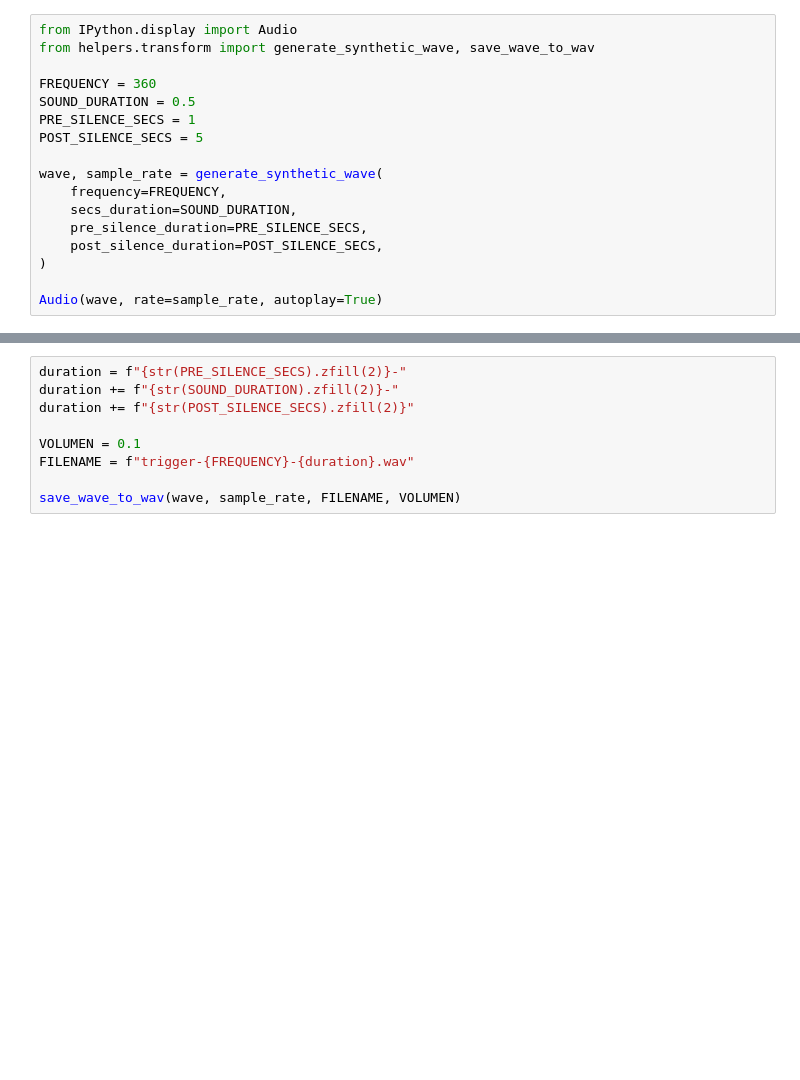
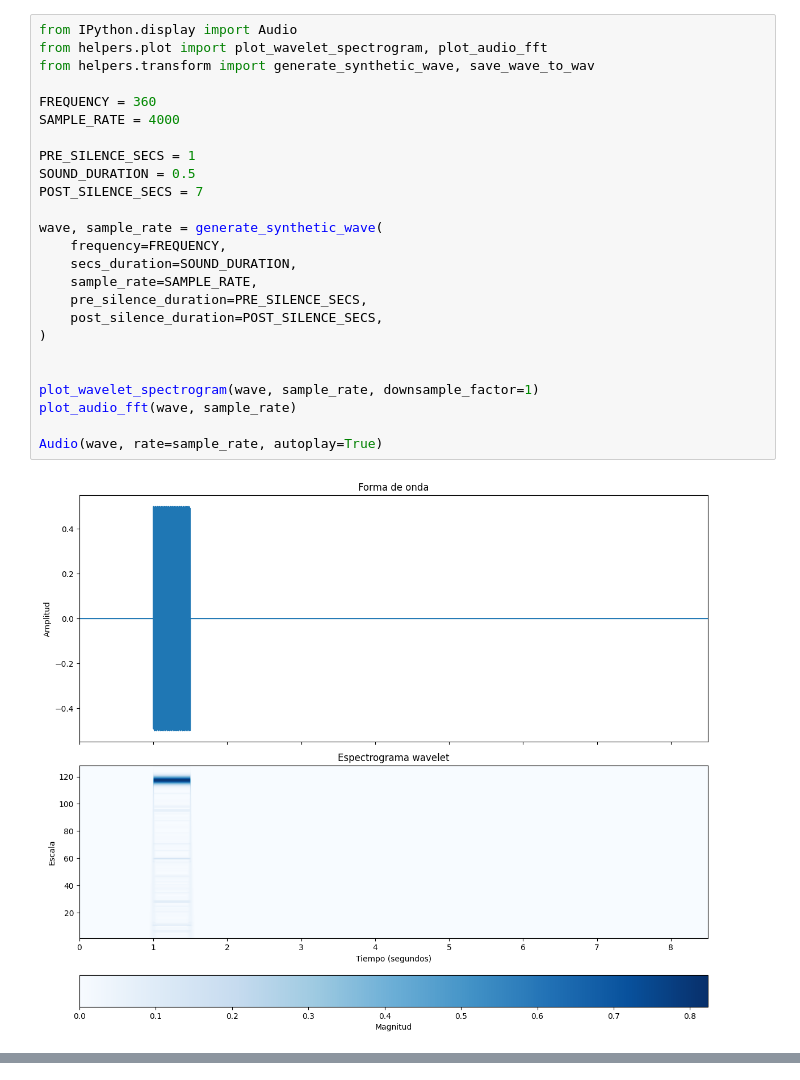
Before and after one commit to Afroefras/coratech, a Jupyter notebook: notebooks/trigger.ipynb, the cells around one changed output, grey strips where cells are left out. Drawn from its saved outputs; the diff is of its cells as text; blank space fills up the shorter version.

```diff
--- a/notebooks/trigger.ipynb
+++ b/notebooks/trigger.ipynb
@@ -1,18 +1,27 @@
 # %%
 from IPython.display import Audio
+from helpers.plot import plot_wavelet_spectrogram, plot_audio_fft
 from helpers.transform import generate_synthetic_wave, save_wave_to_wav
 
 FREQUENCY = 360
+SAMPLE_RATE = 4000
+
+PRE_SILENCE_SECS = 1
 SOUND_DURATION = 0.5
-PRE_SILENCE_SECS = 1
-POST_SILENCE_SECS = 5
+POST_SILENCE_SECS = 7
 
 wave, sample_rate = generate_synthetic_wave(
     frequency=FREQUENCY,
     secs_duration=SOUND_DURATION,
+    sample_rate=SAMPLE_RATE,
     pre_silence_duration=PRE_SILENCE_SECS,
     post_silence_duration=POST_SILENCE_SECS,
 )
 
+
+plot_wavelet_spectrogram(wave, sample_rate, downsample_factor=1)
+plot_audio_fft(wave, sample_rate)
+
 Audio(wave, rate=sample_rate, autoplay=True)
 # %% [output]
+[figure, added]
@@ -19,10 +29 @@ Audio(wave, rate=sample_rate, autoplay=True)
 [interactive output not drawn]
-# %%
-duration = f"{str(PRE_SILENCE_SECS).zfill(2)}-"
-duration += f"{str(SOUND_DURATION).zfill(2)}-"
-duration += f"{str(POST_SILENCE_SECS).zfill(2)}"
-
-VOLUMEN = 0.1
-FILENAME = f"trigger-{FREQUENCY}-{duration}.wav"
-
-save_wave_to_wav(wave, sample_rate, FILENAME, VOLUMEN)
```
Also changed, not shown: parts of 3 cells of this notebook, 3 other files.
